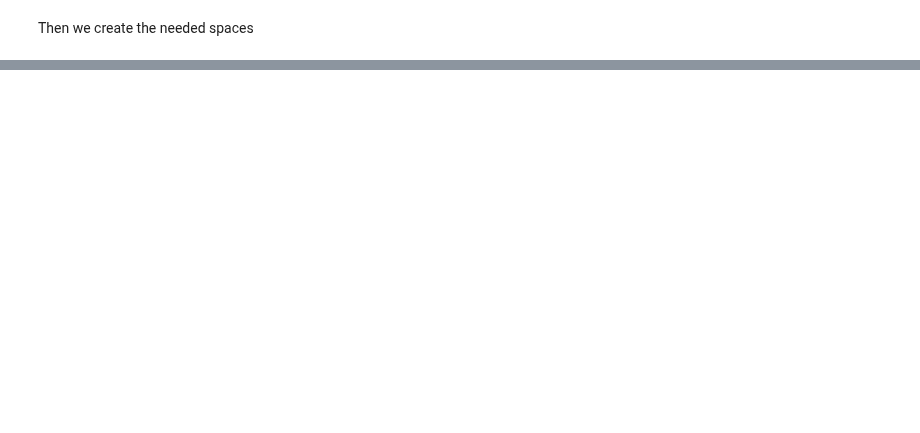
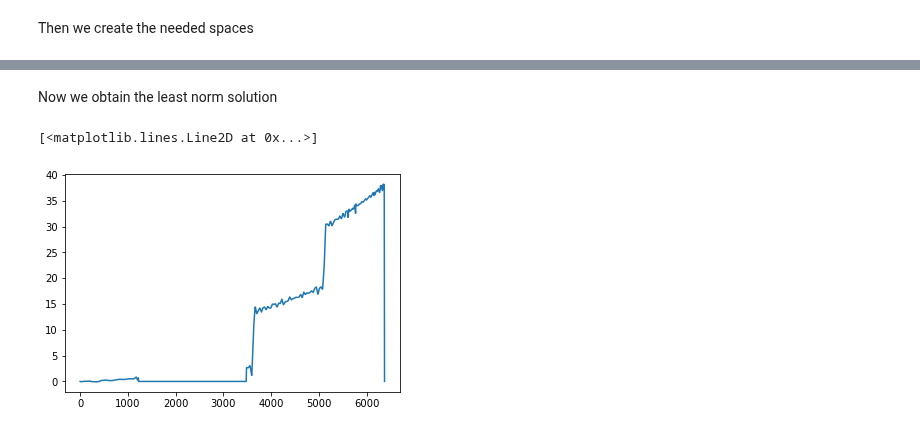
Before and after one commit to Adrian-Mag/SOLA_DLI, a Jupyter notebook: Example_2.ipynb, the cells around one changed output, grey strips where cells are left out. Cells and saved outputs as stored; diff of their text form; code cells hidden in the pictures; blank space fills up the shorter version.

Commit message:
Added Implicit Inverse and notebooks on implicit inverse and finished notebook of Example 2

```diff
--- a/Example_2.ipynb
+++ b/Example_2.ipynb
@@ -36,0 +62,17 @@ M = PCb(domain=EarthDomain)
+# %%
+# Create Data mapping (must have the sensitivity kernels)
+G = IntegralMapping(domain=M, codomain=D, kernels=sensitivity_kernels)
+
+# Create Target kernels
+width = 1000 # same units as domain (km here)
+enquiry_points = np.linspace(EarthDomain.bounds[0][0],
+                             EarthDomain.bounds[0][1],
+                             no_targets) # these are the locations where we center our targets
+
+target_kernels = []
+for i in range(no_targets):
+    target_kernels.append(Gaussian_1D(domain=EarthDomain,
+                               center=enquiry_points[i],
+                               width=width))
+# You can also try to replace Gaussian_1D with Boxcar_1D or DGaussian_1D
+T = IntegralMapping(domain=M, codomain=P, kernels=target_kernels)
@@ -36,0 +81,6 @@ M = PCb(domain=EarthDomain)
+# %%
+true_model = Random_1D(domain=EarthDomain, seed=1)
+%matplotlib inline
+true_model.plot()
+
+data = G.map(true_model)
@@ -36,0 +89,22 @@ M = PCb(domain=EarthDomain)
+# %% [markdown]
+Now we obtain the least norm solution
+# %%
+# Find pseudo-inverse
+G_adjoint = G.adjoint()
+# Normally we would now compute this
+"""G_pseudo_inverse = G_adjoint * (G * G_adjoint).invert()"""
+# But computing (G * G_adjoint) is equivalent to computing the associated Gram
+# matrix for the G mapping  which can be done faster with the method
+# "_compute_GramMatrix()". The resulting Gram matrix can then be used to form a
+# FiniteLinearMapping:
+Lambda = G._compute_GramMatrix()
+# Now we invert Lambda
+Lambda_inv = Lambda.invert()
+# And finally find the least norm solution
+least_norm_solution = G_adjoint.map(Lambda_inv.map(data))
+# And we plot it
+plt.plot(EarthDomain.mesh,
+         least_norm_solution.evaluate(EarthDomain.mesh)[1])
+# %% [output]
+[<matplotlib.lines.Line2D at 0x...>]
+[figure, added]
```
Also changed, not shown: parts of 17 cells of this notebook, 5 other files.
